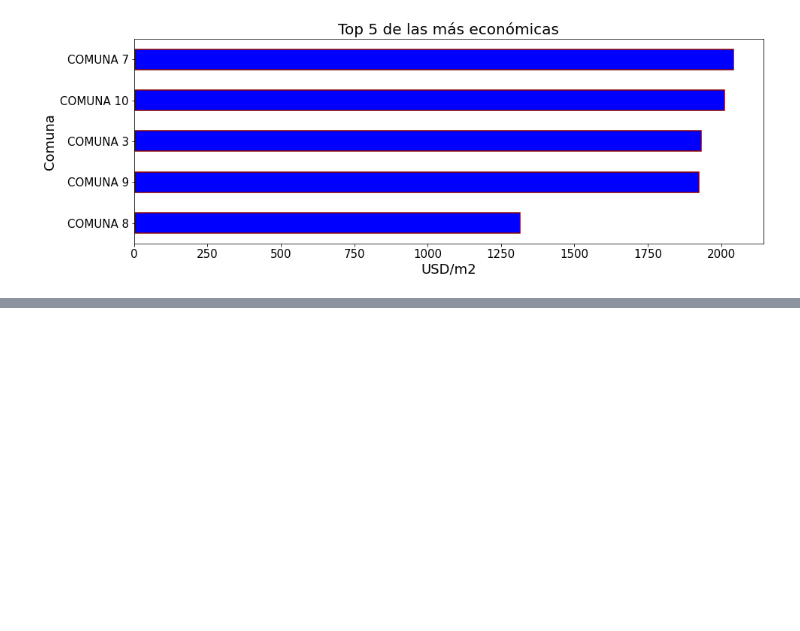
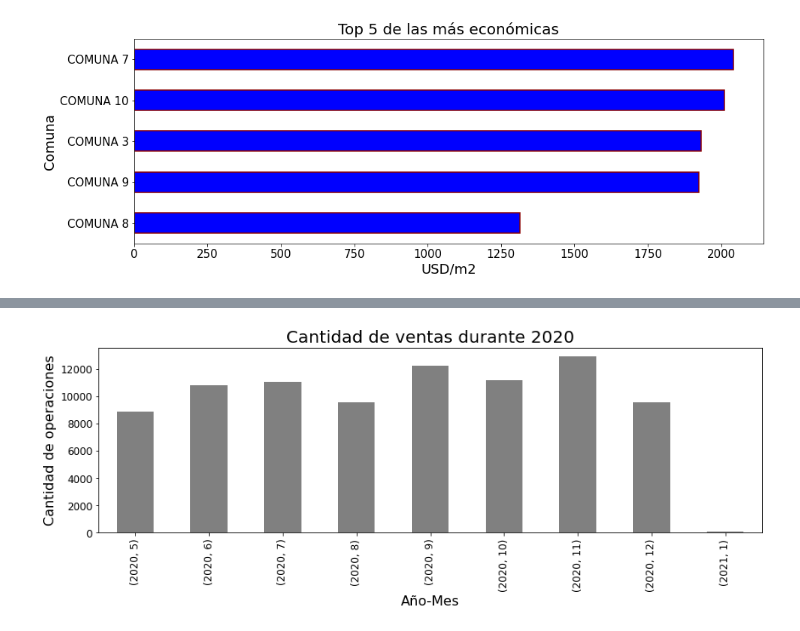
Before and after one commit to crisnicogonzalez/tp-final-isi, a Jupyter notebook: process data.ipynb, the cells around one changed output, grey strips where cells are left out. Cells and saved outputs as stored; diff of their text form; code cells hidden in the pictures; blank space fills up the shorter version.

```diff
--- a/process data.ipynb
+++ b/process data.ipynb
@@ -255,0 +258,14 @@ plt.show();
+# %%
+#Analizamos la cantidad de ventas para cada mes en todo el año
+
+df['created_on'] = pd.to_datetime(df['created_on'])
+df['year'] = df['created_on'].map(lambda x:x.year)
+df['month'] = df['created_on'].map(lambda x:x.month)
+df['day'] = df['created_on'].map(lambda x:x.day)
+# %%
+df.groupby(['year','month']).count()['created_on'].plot(kind='bar', rot = 90, figsize=(14,4), color='grey' ,fontsize=12)
+plt.title('Cantidad de ventas durante 2020', fontsize=20);
+plt.xlabel('Año-Mes', fontsize=16);
+plt.ylabel('Cantidad de operaciones', fontsize=16);
+# %% [output]
+[figure, added]
```
Also changed, not shown: parts of 10 cells of this notebook.
